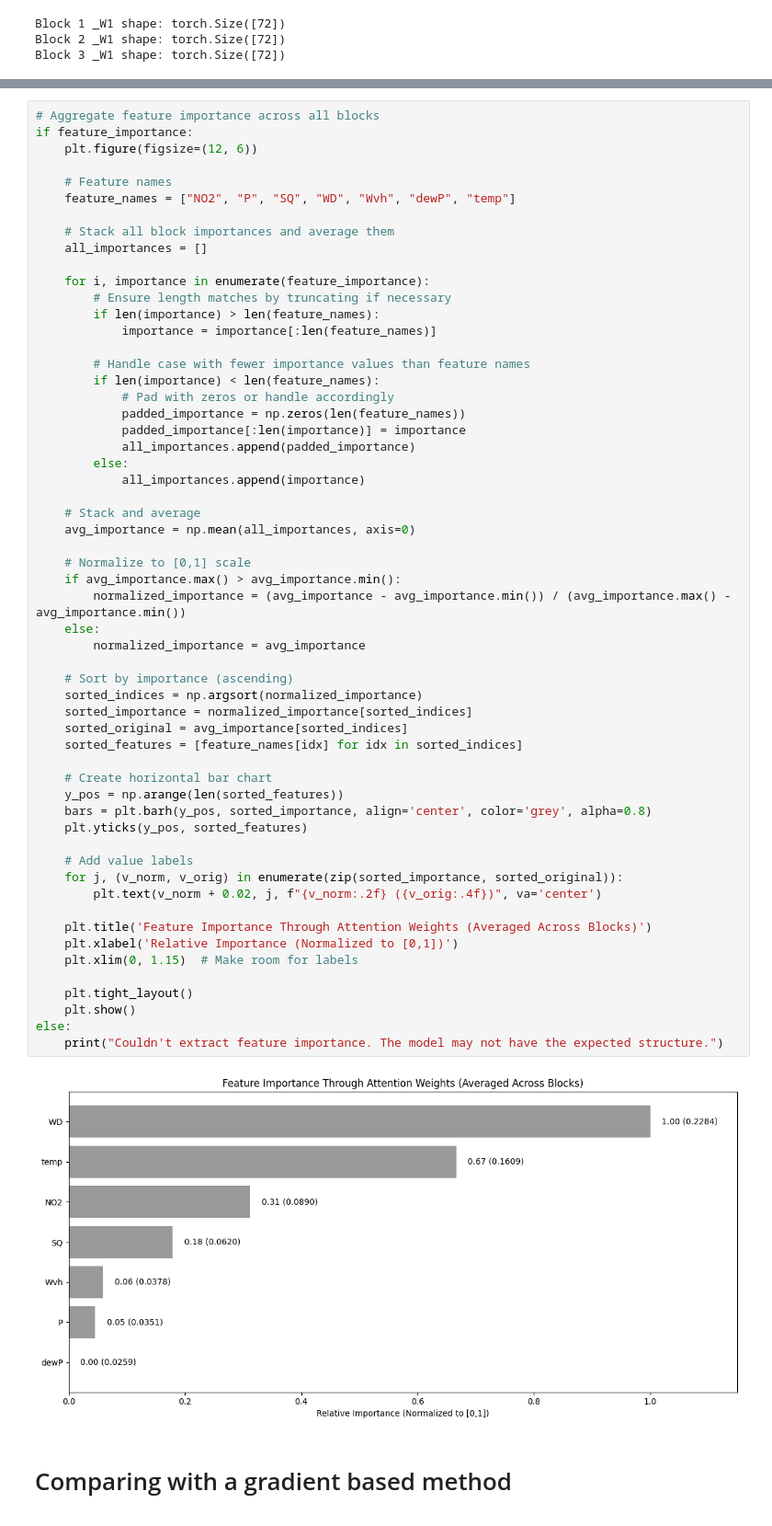
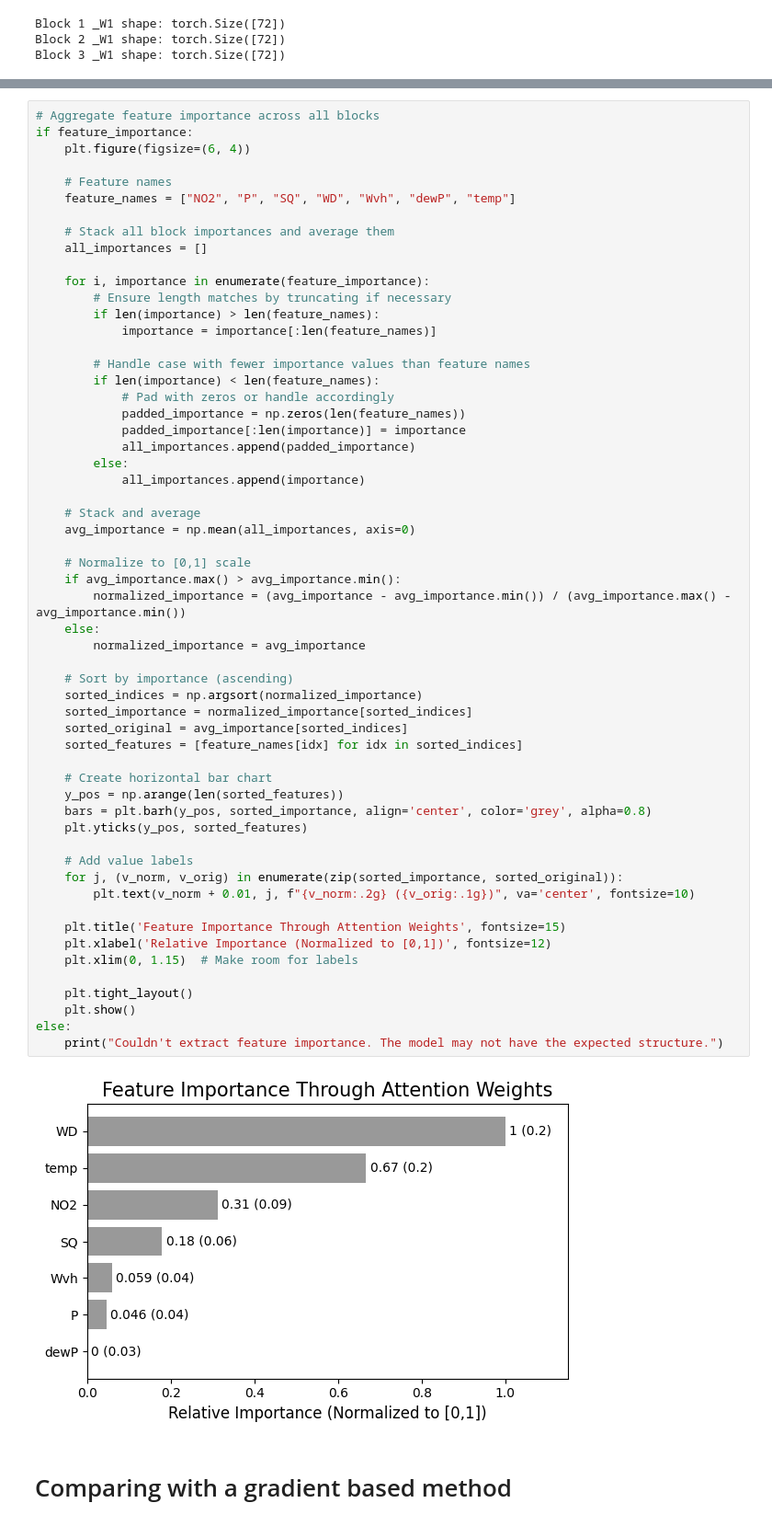
Before and after one commit to nickash2/forecasting_smog_DL_GNN, a Jupyter notebook: src/graph_modelling/data/explain_astgcn.ipynb, the cells around one changed output, grey strips where cells are left out. Shown at 92% size. Saved outputs shown, nothing was run; the diff lists cells and outputs as text.

Commit message:
fixed plots

```diff
--- a/src/graph_modelling/data/explain_astgcn.ipynb
+++ b/src/graph_modelling/data/explain_astgcn.ipynb
@@ -360,7 +360,7 @@ Normalized range: 0.0000 to 1.0000
 # %%
 # Aggregate feature importance across all blocks
 if feature_importance:
-    plt.figure(figsize=(12, 6))
+    plt.figure(figsize=(6, 4))
 
     # Feature names
     feature_names = ["NO2", "P", "SQ", "WD", "Wvh", "dewP", "temp"]
@@ -385,37 +385,37 @@ if feature_importance:
     # Stack and average
     avg_importance = np.mean(all_importances, axis=0)
 
     # Normalize to [0,1] scale
     if avg_importance.max() > avg_importance.min():
         normalized_importance = (avg_importance - avg_importance.min()) / (avg_importance.max() - avg_importance.min())
     else:
         normalized_importance = avg_importance
 
     # Sort by importance (ascending)
     sorted_indices = np.argsort(normalized_importance)
     sorted_importance = normalized_importance[sorted_indices]
     sorted_original = avg_importance[sorted_indices]
     sorted_features = [feature_names[idx] for idx in sorted_indices]
 
     # Create horizontal bar chart
     y_pos = np.arange(len(sorted_features))
     bars = plt.barh(y_pos, sorted_importance, align='center', color='grey', alpha=0.8)
     plt.yticks(y_pos, sorted_features)
 
     # Add value labels
     for j, (v_norm, v_orig) in enumerate(zip(sorted_importance, sorted_original)):
-        plt.text(v_norm + 0.02, j, f"{v_norm:.2f} ({v_orig:.4f})", va='center')
+        plt.text(v_norm + 0.01, j, f"{v_norm:.2g} ({v_orig:.1g})", va='center', fontsize=10)
 
-    plt.title('Feature Importance Through Attention Weights (Averaged Across Blocks)')
-    plt.xlabel('Relative Importance (Normalized to [0,1])')
+    plt.title('Feature Importance Through Attention Weights', fontsize=15)
+    plt.xlabel('Relative Importance (Normalized to [0,1])', fontsize=12)
     plt.xlim(0, 1.15)  # Make room for labels
 
     plt.tight_layout()
     plt.show()
 else:
     print("Couldn't extract feature importance. The model may not have the expected structure.")
 # %% [output]
-[figure, old version]
+[figure, new version]
 # %% [markdown]
 # Comparing with a gradient based method
 # %%
```
Also changed, not shown: parts of 1 cell of this notebook, 2 other files.
